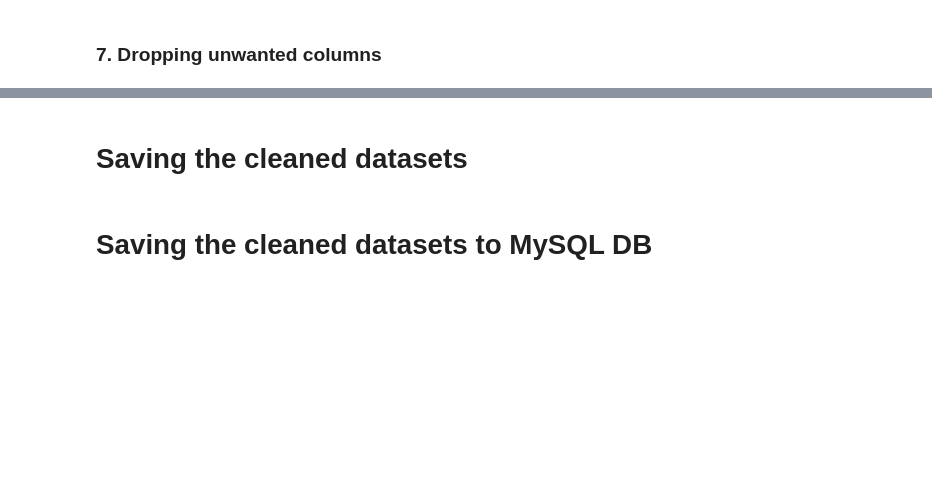
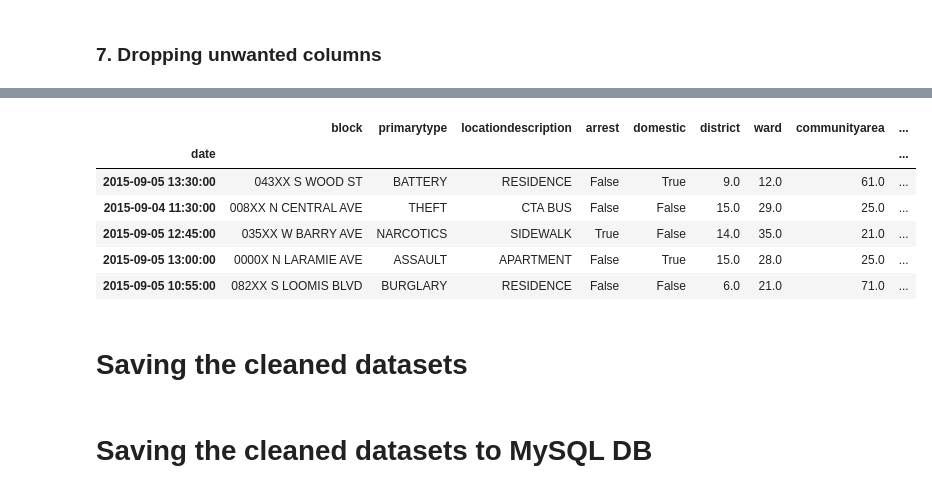
Before and after one commit to tejalvs/ChicagoCrimeAnalysis, a Jupyter notebook: DataCleaning_1.ipynb, the cells around one changed output, grey strips where cells are left out. Cells and saved outputs as stored; diff of their text form; code cells hidden in the pictures; blank space fills up the shorter version.

```diff
--- a/DataCleaning_1.ipynb
+++ b/DataCleaning_1.ipynb
@@ -151,5 +177,0 @@ plt.show()
-# %%
-Crimes=Crimes.dropna()
-plt.figure(figsize=(7,7))
-sns.heatmap(Crimes.isnull(), cbar = False)
-plt.show()
@@ -181,5 +224,2 @@ Crimes.head()
 # %% [markdown]
 ### 7. Dropping unwanted columns
-# %%
-Crimes=Crimes.drop(["casenumber", "domestic", "beat","date"], 1)
-Crimes.head()
@@ -194,3 +226,14 @@ Crimes.head()
+# %%
+Crimes.drop(["iucr","description","fbicode","xcoordinate","ycoordinate","updatedon","date","beat"],axis=1,inplace=True)
+Crimes.head(5)
+# %% [output]
+|  | block | primarytype | locationdescription | arrest | domestic | district | ward | communityarea | ... |
+| date |  |  |  |  |  |  |  |  | ... |
+| 2015-09-05 13:30:00 | 043XX S WOOD ST | BATTERY | RESIDENCE | False | True | 9.0 | 12.0 | 61.0 | ... |
+| 2015-09-04 11:30:00 | 008XX N CENTRAL AVE | THEFT | CTA BUS | False | False | 15.0 | 29.0 | 25.0 | ... |
+| 2015-09-05 12:45:00 | 035XX W BARRY AVE | NARCOTICS | SIDEWALK | True | False | 14.0 | 35.0 | 21.0 | ... |
+| 2015-09-05 13:00:00 | 0000X N LARAMIE AVE | ASSAULT | APARTMENT | False | True | 15.0 | 28.0 | 25.0 | ... |
+| 2015-09-05 10:55:00 | 082XX S LOOMIS BLVD | BURGLARY | RESIDENCE | False | False | 6.0 | 21.0 | 71.0 | ... |
 # %% [markdown]
 # Saving the cleaned datasets
 # %%
```
Also changed, not shown: parts of 23 cells of this notebook.
